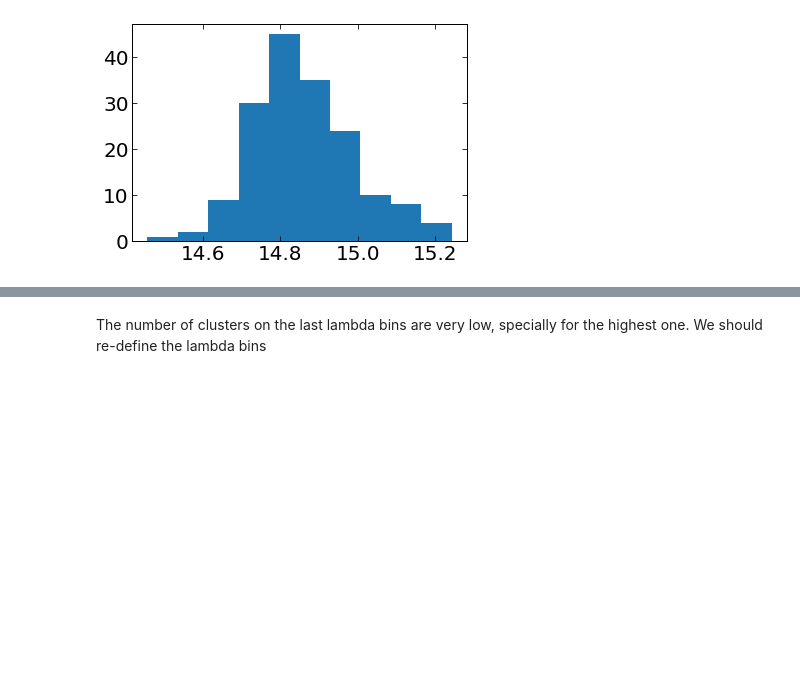
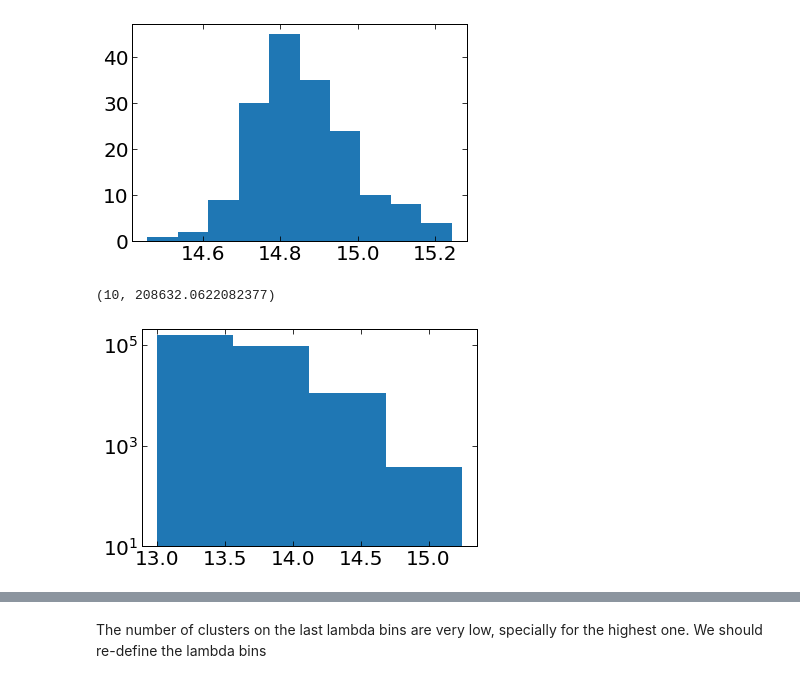
Before and after one commit to estevesjh/fnalFall2022, a Jupyter notebook: y3kp/buzzardMock/createDataVector.ipynb, the cells around one changed output, grey strips where cells are left out. Saved outputs shown, nothing was run; the diff lists cells and outputs as text; code cells hidden in the pictures; blank space fills up the shorter version.

```diff
--- a/y3kp/buzzardMock/createDataVector.ipynb
+++ b/y3kp/buzzardMock/createDataVector.ipynb
@@ -144,3 +144,11 @@ plt.hist(np.log10(mock['Mvir'][lb60]))
        dtype=float32),
  <BarContainer object of 10 artists>)
 [figure]
+# %%
+mbins = np.linspace(np.min(np.log10(mock['Mvir'])), np.max(np.log10(mock['Mvir'])), 5)
+plt.hist(np.log10(mock['Mvir']),bins=mbins)
+plt.yscale('log')
+plt.ylim(10)
+# %% [output]
+(10, 208632.0622082377)
+[figure, added]
```
Also changed, not shown: parts of 15 cells of this notebook, 4 other files.
